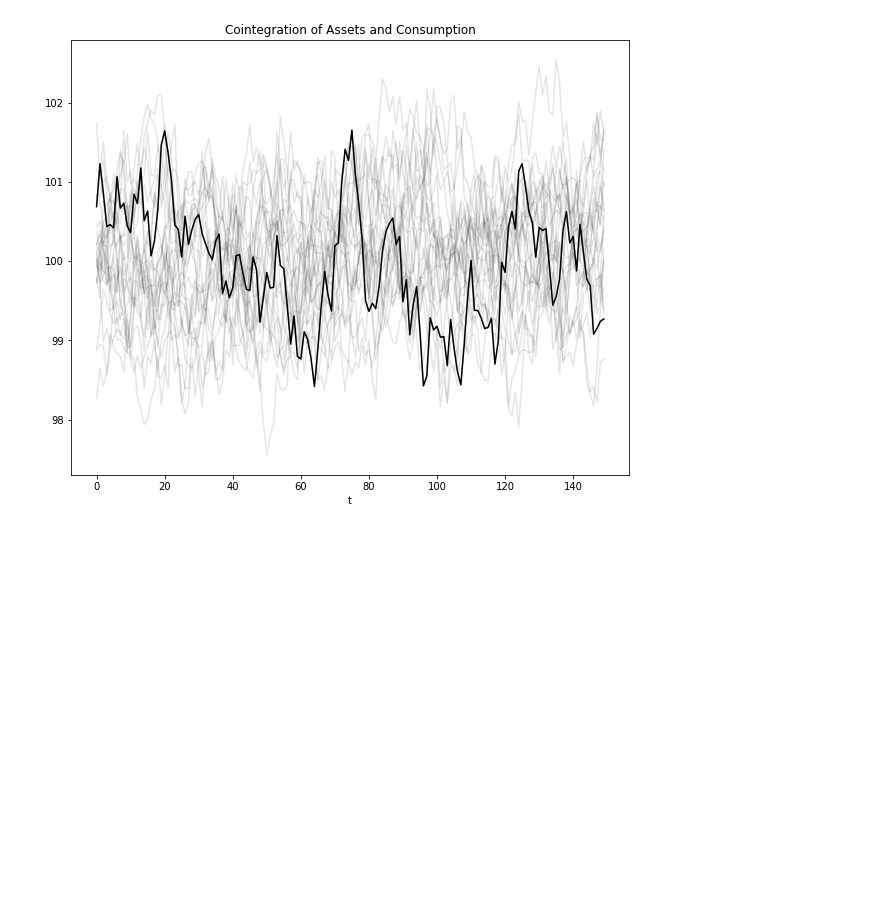
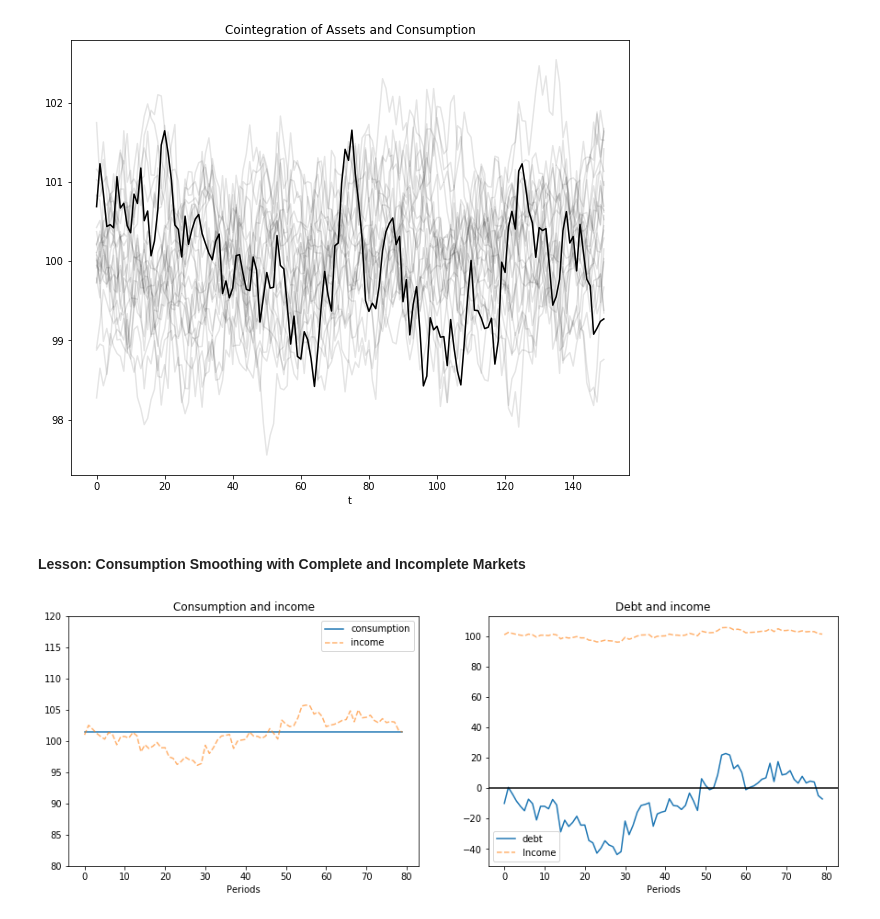
Before and after one commit to PanPip/QuantEcon_Tasks, a Jupyter notebook: LQ_control.ipynb, the cells around one changed output. Cells and saved outputs as stored; diff of their text form; code cells hidden in the pictures; blank space fills up the shorter version.

Commit message:
Started lesson on Consumption Smoothing with Complete and Incomplete Markets

```diff
--- a/LQ_control.ipynb
+++ b/LQ_control.ipynb
@@ -718,3 +718,5 @@ cointegration_figure(bsimb, csimb)
 plt.show()
 # %% [output]
 [figure]
+# %% [markdown]
+#### Lesson: Consumption Smoothing with Complete and Incomplete Markets
@@ -720,0 +729,76 @@ plt.show()
+# %%
+def complete_ss(β, b0, x0, A, C, S_y, T=12):
+    """
+    Computes the path of consumption and debt for the previously described
+    complete markets model where exogenous income follows a linear
+    state space
+    """
+    # Create a linear state space for simulation purposes
+    # This adds "b" as a state to the linear state space system
+    # so that setting the seed places shocks in same place for
+    # both the complete and incomplete markets economy
+    # Atilde = np.vstack([np.hstack([A, np.zeros((A.shape[0], 1))]),
+    #                   np.zeros((1, A.shape[1] + 1))])
+    # Ctilde = np.vstack([C, np.zeros((1, 1))])
+    # S_ytilde = np.hstack([S_y, np.zeros((1, 1))])
+
+    lss = qe.LinearStateSpace(A, C, S_y, mu_0=x0)
+
+    # Add extra state to initial condition
+    # x0 = np.hstack([x0, np.zeros(1)])
+
+    # Compute the (I - β * A)^{-1}
+    rm = la.inv(np.eye(A.shape[0]) - β * A)
+
+    # Constant level of consumption
+    cbar = (1 - β) * (S_y @ rm @ x0 - b0)
+    c_hist = np.ones(T) * cbar
+
+    # Debt
+    x_hist, y_hist = lss.simulate(T)
+    b_hist = np.squeeze(S_y @ rm @ x_hist - cbar / (1 - β))
+
+
+    return c_hist, b_hist, np.squeeze(y_hist), x_hist
+
+
+# Define parameters
+N_simul = 80
+α, ρ1, ρ2 = 10.0, 0.9, 0.0
+σ = 1.0
+
+A = np.array([[1., 0., 0.],
+            [α,  ρ1, ρ2],
+            [0., 1., 0.]])
+C = np.array([[0.], [σ], [0.]])
+S_y = np.array([[1,  1.0, 0.]])
+β, b0 = 0.95, -10.0
+x0 = np.array([1.0, α / (1 - ρ1), α / (1 - ρ1)])
+
+# Do simulation for complete markets
+s = np.random.randint(0, 10000)
+np.random.seed(s)  # Seeds get set the same for both economies
+out = complete_ss(β, b0, x0, A, C, S_y, 80)
+c_hist_com, b_hist_com, y_hist_com, x_hist_com = out
+
+fig, ax = plt.subplots(1, 2, figsize=(15, 5))
+
+# Consumption plots
+ax[0].set_title('Consumption and income')
+ax[0].plot(np.arange(N_simul), c_hist_com, label='consumption')
+ax[0].plot(np.arange(N_simul), y_hist_com, label='income', alpha=.6, linestyle='--')
+ax[0].legend()
+ax[0].set_xlabel('Periods')
+ax[0].set_ylim([80, 120])
+
+# Debt plots
+ax[1].set_title('Debt and income')
+ax[1].plot(np.arange(N_simul), b_hist_com, label='debt')
+ax[1].plot(np.arange(N_simul), y_hist_com, label='Income', alpha=.6, linestyle='--')
+ax[1].legend()
+ax[1].axhline(0, color='k')
+ax[1].set_xlabel('Periods')
+
+plt.show()
+# %% [output]
+[figure, added]
```
Also changed, not shown: parts of 3 cells of this notebook.
